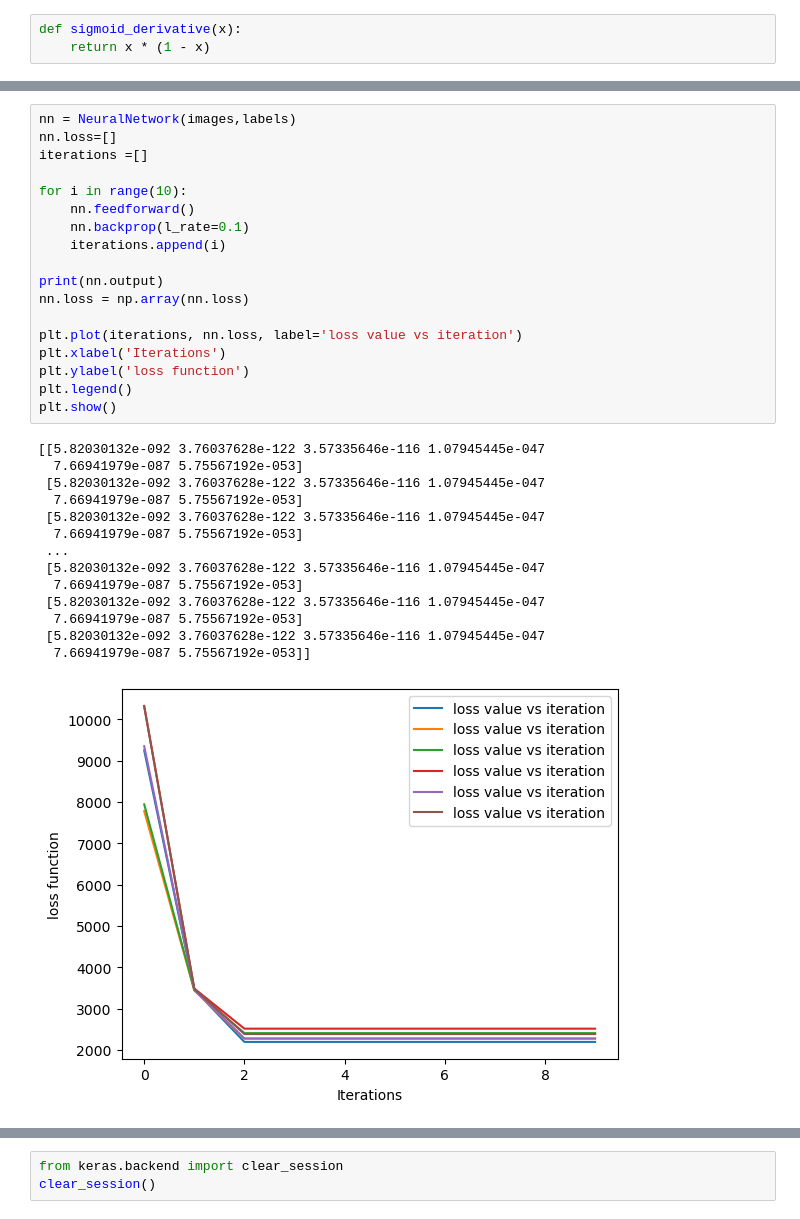
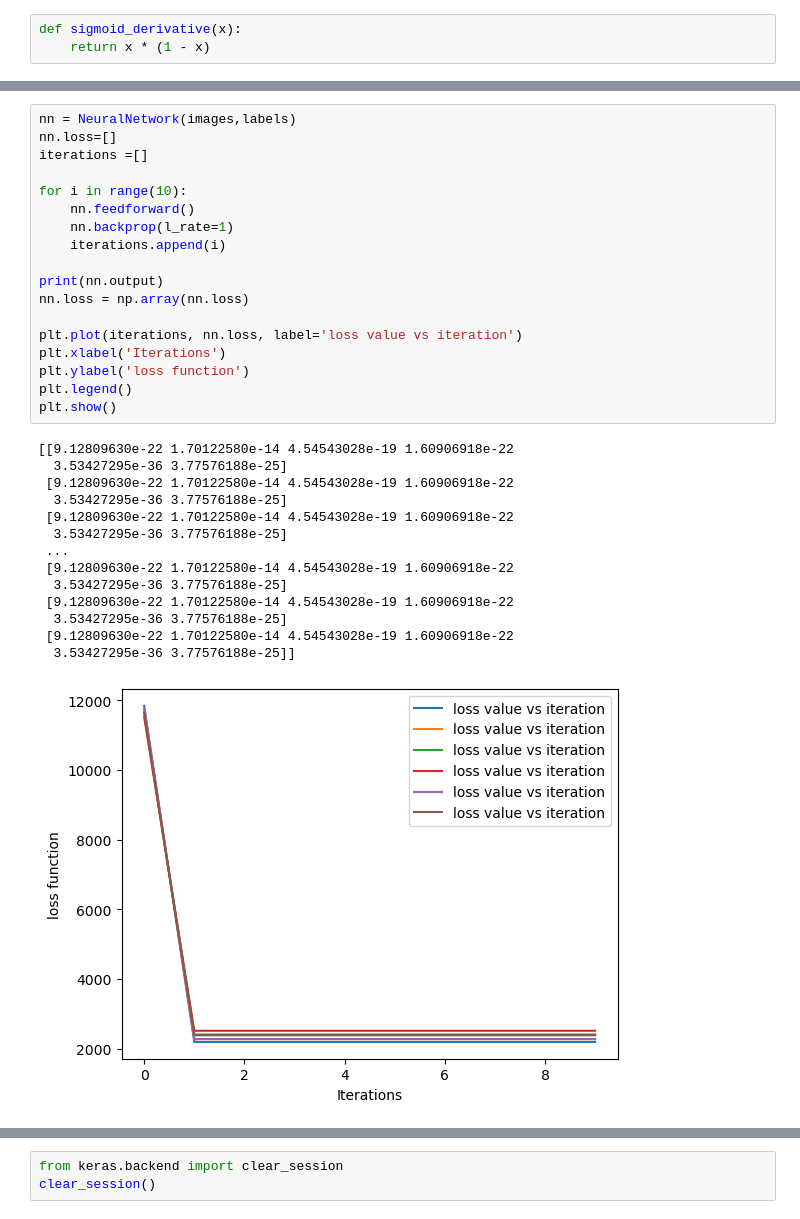
Before and after one commit to abdhashas/mlp_project, a Jupyter notebook: mlp.ipynb, the cells around one changed output, grey strips where cells are left out. Drawn from its saved outputs; the diff is of its cells as text.

```diff
--- a/mlp.ipynb
+++ b/mlp.ipynb
@@ -130,36 +177,36 @@ class NeuralNetwork:
 # %%
 nn = NeuralNetwork(images,labels)
 nn.loss=[]
 iterations =[]
 
 for i in range(10):
     nn.feedforward()
-    nn.backprop(l_rate=0.1)
+    nn.backprop(l_rate=1)
     iterations.append(i)
 
 print(nn.output)
 nn.loss = np.array(nn.loss)
 
 plt.plot(iterations, nn.loss, label='loss value vs iteration')
 plt.xlabel('Iterations')
 plt.ylabel('loss function')
 plt.legend()
 plt.show()
 # %% [output]
-[[5.82030132e-092 3.76037628e-122 3.57335646e-116 1.07945445e-047
-  7.66941979e-087 5.75567192e-053]
- [5.82030132e-092 3.76037628e-122 3.57335646e-116 1.07945445e-047
-  7.66941979e-087 5.75567192e-053]
- [5.82030132e-092 3.76037628e-122 3.57335646e-116 1.07945445e-047
-  7.66941979e-087 5.75567192e-053]
+[[9.12809630e-22 1.70122580e-14 4.54543028e-19 1.60906918e-22
+  3.53427295e-36 3.77576188e-25]
+ [9.12809630e-22 1.70122580e-14 4.54543028e-19 1.60906918e-22
+  3.53427295e-36 3.77576188e-25]
+ [9.12809630e-22 1.70122580e-14 4.54543028e-19 1.60906918e-22
+  3.53427295e-36 3.77576188e-25]
  ...
- [5.82030132e-092 3.76037628e-122 3.57335646e-116 1.07945445e-047
-  7.66941979e-087 5.75567192e-053]
- [5.82030132e-092 3.76037628e-122 3.57335646e-116 1.07945445e-047
-  7.66941979e-087 5.75567192e-053]
- [5.82030132e-092 3.76037628e-122 3.57335646e-116 1.07945445e-047
-  7.66941979e-087 5.75567192e-053]]
+ [9.12809630e-22 1.70122580e-14 4.54543028e-19 1.60906918e-22
+  3.53427295e-36 3.77576188e-25]
+ [9.12809630e-22 1.70122580e-14 4.54543028e-19 1.60906918e-22
+  3.53427295e-36 3.77576188e-25]
+ [9.12809630e-22 1.70122580e-14 4.54543028e-19 1.60906918e-22
+  3.53427295e-36 3.77576188e-25]]
-[figure, old version]
+[figure, new version]
 # %%
 predictions = nn.feedforward()
 acc = nn.calculate_accuracy(predictions, nn.y)
```
Also changed, not shown: parts of 21 cells of this notebook.
